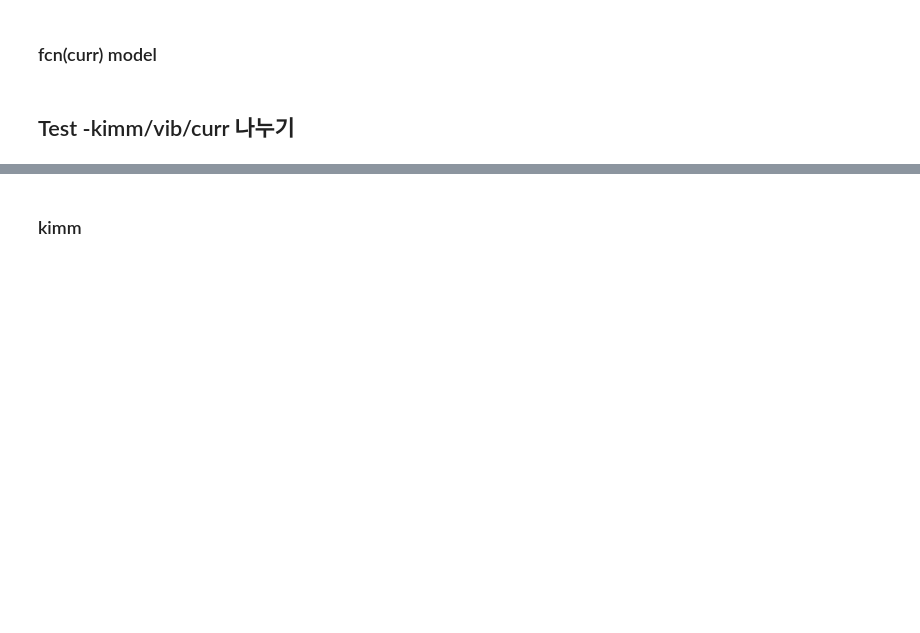
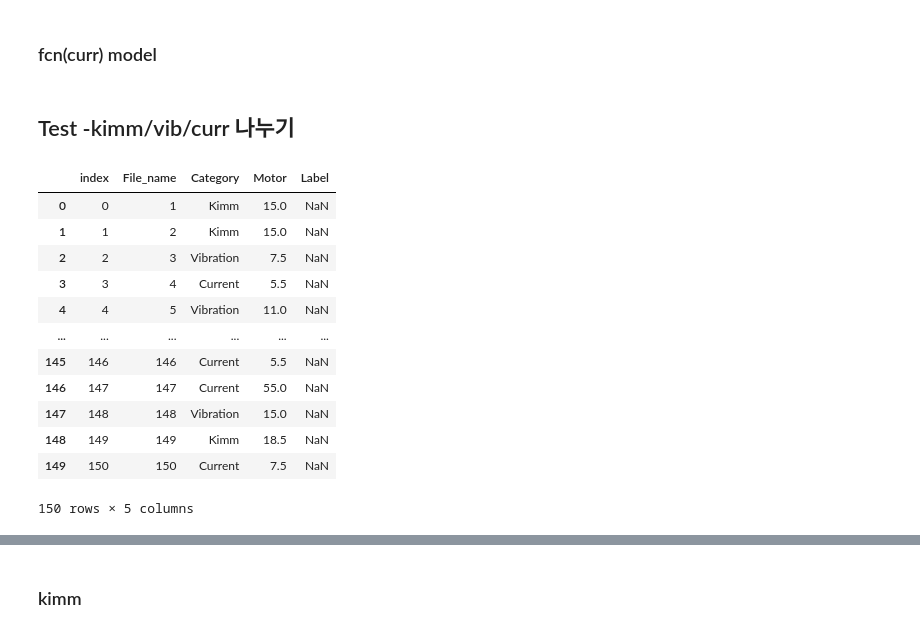
Before and after one commit to lilly9117/Sensor-data-classification, a Jupyter notebook: Submission.ipynb, the cells around one changed output, grey strips where cells are left out. Cells and saved outputs as stored; diff of their text form; code cells hidden in the pictures; blank space fills up the shorter version.

```diff
--- a/Submission.ipynb
+++ b/Submission.ipynb
@@ -20,3 +246,19 @@ submission_file = submission.reset_index()
+# %%
+submission.reset_index()
+# %% [output]
+|  | index | File_name | Category | Motor | Label |
+| 0 | 0 | 1 | Kimm | 15.0 | NaN |
+| 1 | 1 | 2 | Kimm | 15.0 | NaN |
+| 2 | 2 | 3 | Vibration | 7.5 | NaN |
+| 3 | 3 | 4 | Current | 5.5 | NaN |
+| 4 | 4 | 5 | Vibration | 11.0 | NaN |
+| ... | ... | ... | ... | ... | ... |
+| 145 | 146 | 146 | Current | 5.5 | NaN |
+| 146 | 147 | 147 | Current | 55.0 | NaN |
+| 147 | 148 | 148 | Vibration | 15.0 | NaN |
+| 148 | 149 | 149 | Kimm | 18.5 | NaN |
+| 149 | 150 | 150 | Current | 7.5 | NaN |
+150 rows × 5 columns
 # %%
 submission = submission_file.drop(['index'], axis = 'columns')
 # %%
```
Also changed, not shown: parts of 30 cells of this notebook.
